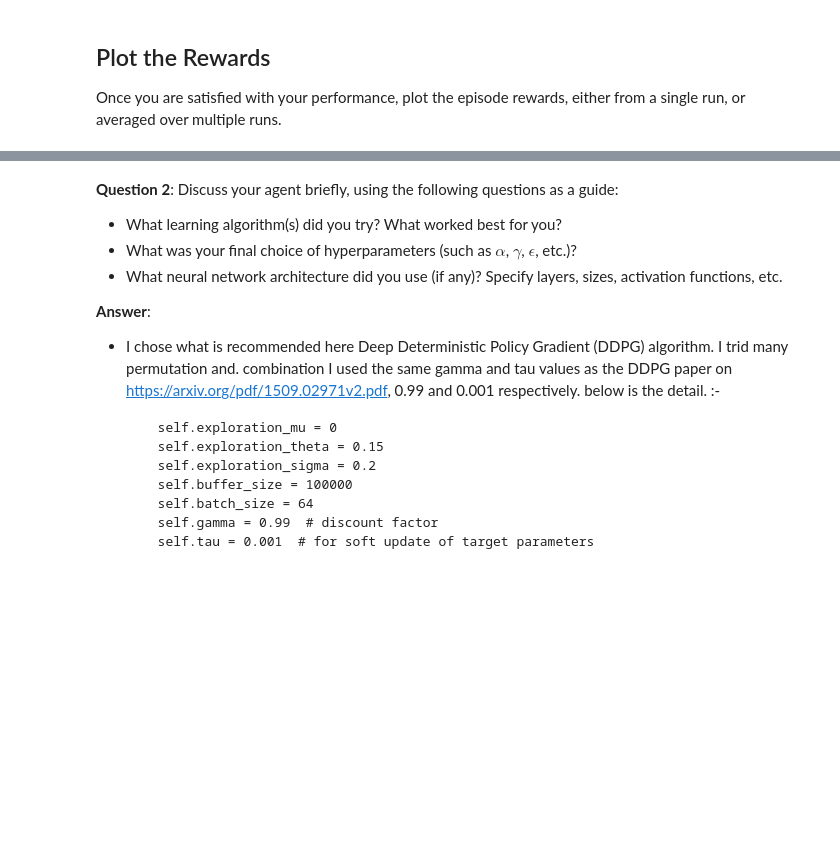
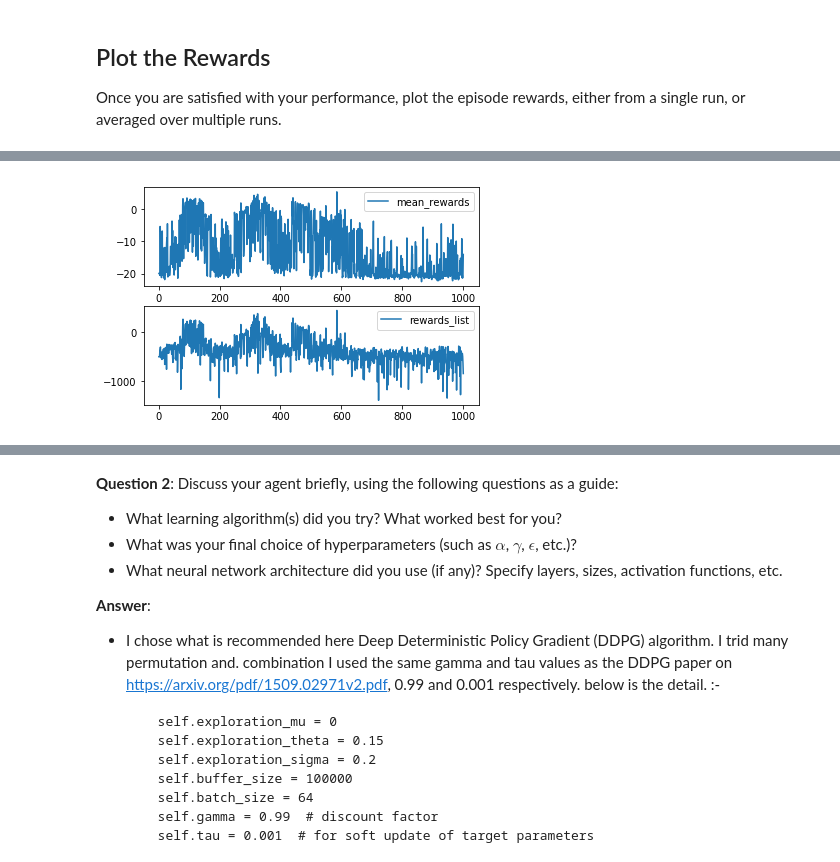
Before and after one commit to op317q/RL-Quadcopter-2, a Jupyter notebook: Quadcopter_Project.ipynb, the cells around one changed output, grey strips where cells are left out. Saved outputs shown, nothing was run; the diff lists cells and outputs as text; code cells hidden in the pictures; blank space fills up the shorter version.

```diff
--- a/Quadcopter_Project.ipynb
+++ b/Quadcopter_Project.ipynb
@@ -224,8 +225,11 @@ import numpy as np
 from task2 import Task
 from agents.agent import DDPG
 
-num_episodes = 250
+num_episodes = 1000
 rewards = []
+mean_rewards = []
+episodes = []
+rewards_list = []
 
 # Take off
 init_pose=np.array([0.0, 0.0, 10.0, 0.0, 0.0, 0.0])
@@ -244,15 +248,23 @@ agent = DDPG(task)
 
 for i_episode in range(1, num_episodes+1):
     state = agent.reset_episode() # start a new episode
+    total_rewards_per_episode = []
+    reward_sum = 0
     while True:
         action = agent.act(state)
         next_state, reward, done = task.step(action)
         agent.step(action, reward, next_state, done)
         state = next_state
+        total_rewards_per_episode.append(reward)
+        reward_sum += reward
         if done:
             print("\rEpisode = {:4d}, score = {:7.3f} (best = {:7.3f})".format(
-                i_episode, agent.score, agent.best_score), end="")  # [debug]
+                i_episode, agent.score, agent.best_score), end="")
+
             rewards.append(reward)
+            episodes.append(i_episode)
+            mean_rewards.append(np.mean(total_rewards_per_episode))
+            rewards_list.append(reward_sum)
             break
     sys.stdout.flush()
 # %% [output]
@@ -340,3 +278,22 @@ _ = plt.ylim()
+# %%
+## TODO: Plot the rewards.
+import matplotlib.pyplot as plt
+%matplotlib inline
+
+plt.figure()
+
+plt.subplot(2, 1, 1) # (rows, columns, panel number)
+plt.plot(episodes, mean_rewards,label='mean_rewards')
+plt.legend()
+_ = plt.ylim()
+
+# create the second panel and set current axis
+plt.subplot(2, 1, 2)
+plt.plot(episodes, rewards_list, label='rewards_list');
+plt.legend()
+_ = plt.ylim()
+# %% [output]
+[figure, added]
 # %% [markdown]
 ## Reflections
 
```
Also changed, not shown: parts of 12 cells of this notebook, 2 other files.
